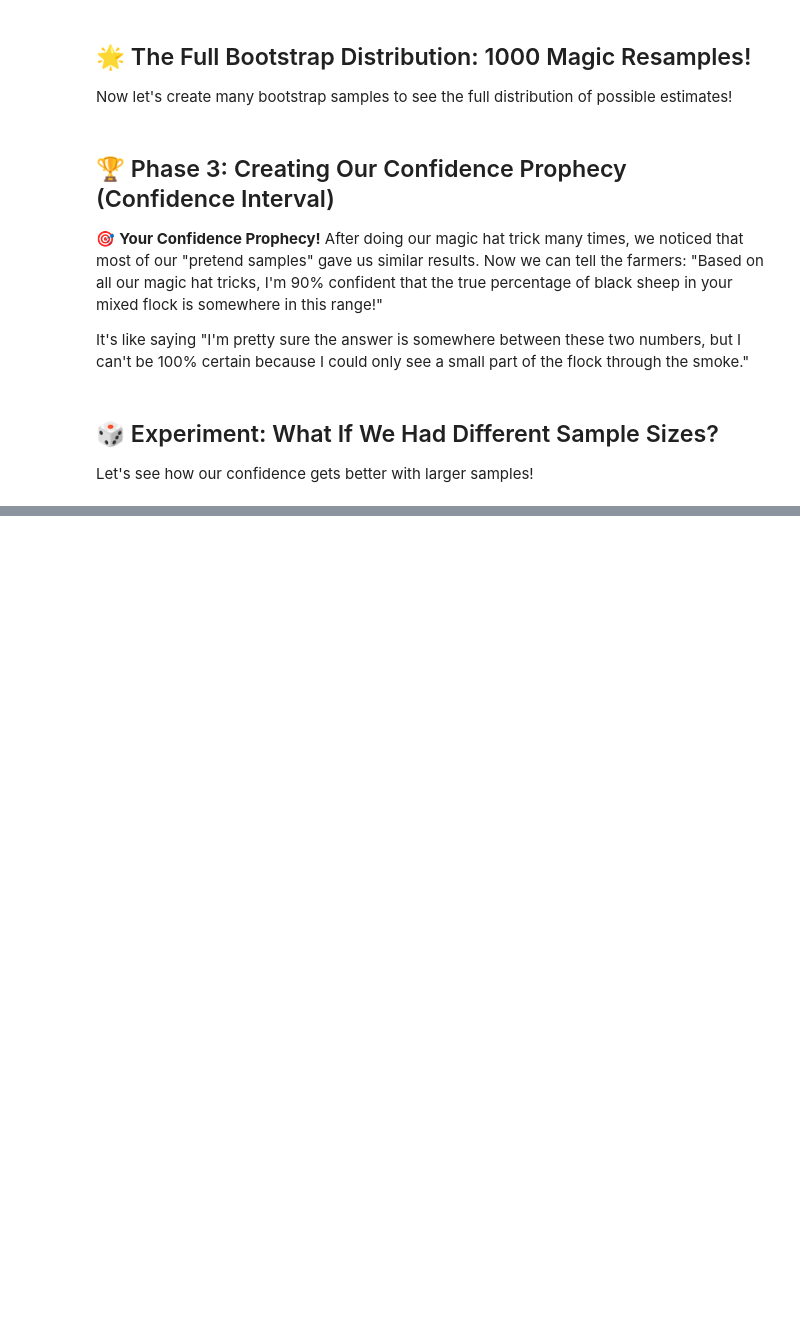
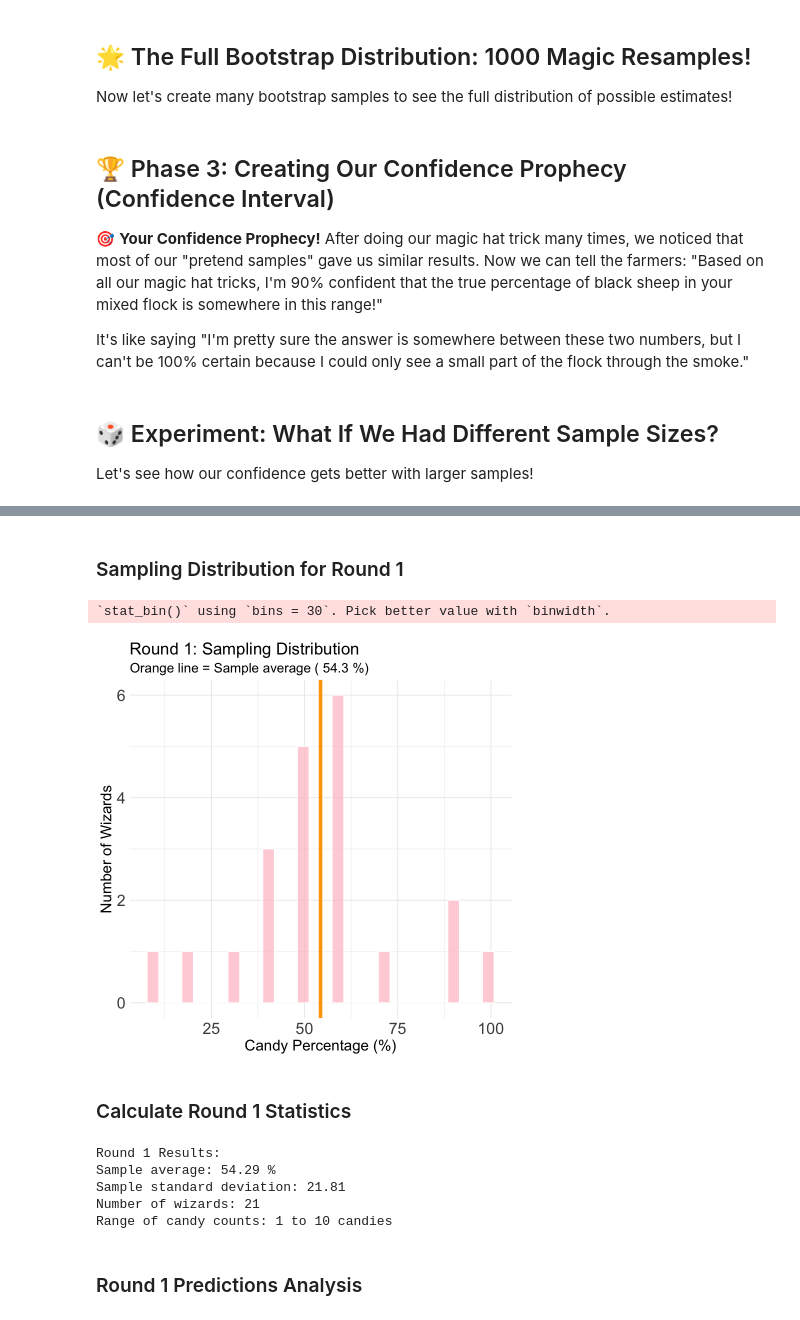
Before and after one commit to skysheng7/data_science_for_kids, a Jupyter notebook: docs/day04/solutions/day04_spell_solutions_nb.ipynb, the cells around one changed output, grey strips where cells are left out. Drawn from its saved outputs; the diff is of its cells as text; code cells hidden in the pictures; blank space fills up the shorter version.

```diff
--- a/docs/day04/solutions/day04_spell_solutions_nb.ipynb
+++ b/docs/day04/solutions/day04_spell_solutions_nb.ipynb
@@ -602,7 +602,7 @@ for (size in sample_sizes) {
       "Size 40" = "#91d4eb",  # medium blue (matches above)
       "Size 200" = "#4da3d9"  # darker blue
     )) +
-    labs(title = "🌟 The Magic of Sample Size: All Distributions Compared",
+    labs(title = "The Magic of Sample Size: All Distributions Compared",
          x = "Sample Proportion of Dragons",
          y = "Count",
          subtitle = "Purple line = true proportion (0.30). Orange dashed line = mean of each sampling distribution.") +
@@ -947,0 +1042,13 @@ ggplot(ci_results, aes(x = factor(sample_size))) +
+# %%
+## 🧹 Step 1: Set Parameters and Load Round 1 Data
+library(dplyr)
+library(ggplot2)
+
+# 🎯 Set the maximum number of candies possible in each bag
+MAX_CANDIES_PER_BAG <- 10  # Change this if needed!
+
+# 🏰 Set the safety threshold (60% or more means SAFE)
+SAFETY_THRESHOLD <- 60
+
+cat("🎃 Maximum candies per bag:", MAX_CANDIES_PER_BAG, "\n")
+cat("🛡️ Safety threshold:", SAFETY_THRESHOLD, "% (>= this percentage means SAFE)\n")
@@ -947,0 +1060,6 @@ ggplot(ci_results, aes(x = factor(sample_size))) +
+# %%
+# 💡 Load Round 1 candy count data
+# Make sure this CSV file is in your datasets folder!
+
+# Round 1 data (replace with your actual file name)
+round1_data <- read.csv("../datasets/candy_round1.csv")
@@ -947,0 +1109,44 @@ ggplot(ci_results, aes(x = factor(sample_size))) +
+# %% [markdown]
+### Sampling Distribution for Round 1
+# %%
+# 📊 Create a histogram showing everyone's candy percentages from Round 1
+round1_avg <- mean(round1_clean$candy_percentage)
+
+hist_round1 <-ggplot(round1_clean, aes(x = candy_percentage)) +
+  geom_histogram(fill = "pink", color = "white", alpha = 0.7) +
+  geom_vline(xintercept = round1_avg, color = "orange", linewidth = 2) +
+  labs(
+    title = "Round 1: Sampling Distribution",
+    subtitle = paste("Orange line = Sample average (", round(round1_avg, 1), "%)"),
+    x = "Candy Percentage (%)",
+    y = "Number of Wizards"
+  ) +
+  theme_minimal() +
+  theme(text = element_text(size = 16),
+        plot.title = element_text(size = 20),
+        axis.title = element_text(size = 18),
+        axis.text = element_text(size = 19))
+
+print(hist_round1)
+# %% [output]
+`stat_bin()` using `bins = 30`. Pick better value with `binwidth`.
+[figure, added]
+# %% [markdown]
+### Calculate Round 1 Statistics
+# %%
+# 📊 Calculate important statistics for Round 1
+round1_std <- sd(round1_clean$candy_percentage)
+
+cat("Round 1 Results:\n")
+cat("Sample average:", round(round1_avg, 2), "%\n")
+cat("Sample standard deviation:", round(round1_std, 2), "\n")
+cat("Number of wizards:", nrow(round1_clean), "\n")
+cat("Range of candy counts:", min(round1_clean$candy_count), "to", max(round1_clean$candy_count), "candies\n")
+# %% [output]
+Round 1 Results:
+Sample average: 54.29 %
+Sample standard deviation: 21.81
+Number of wizards: 21
+Range of candy counts: 1 to 10 candies
+# %% [markdown]
+### Round 1 Predictions Analysis
```
Also changed, not shown: parts of 45 cells of this notebook, 3 other files.
